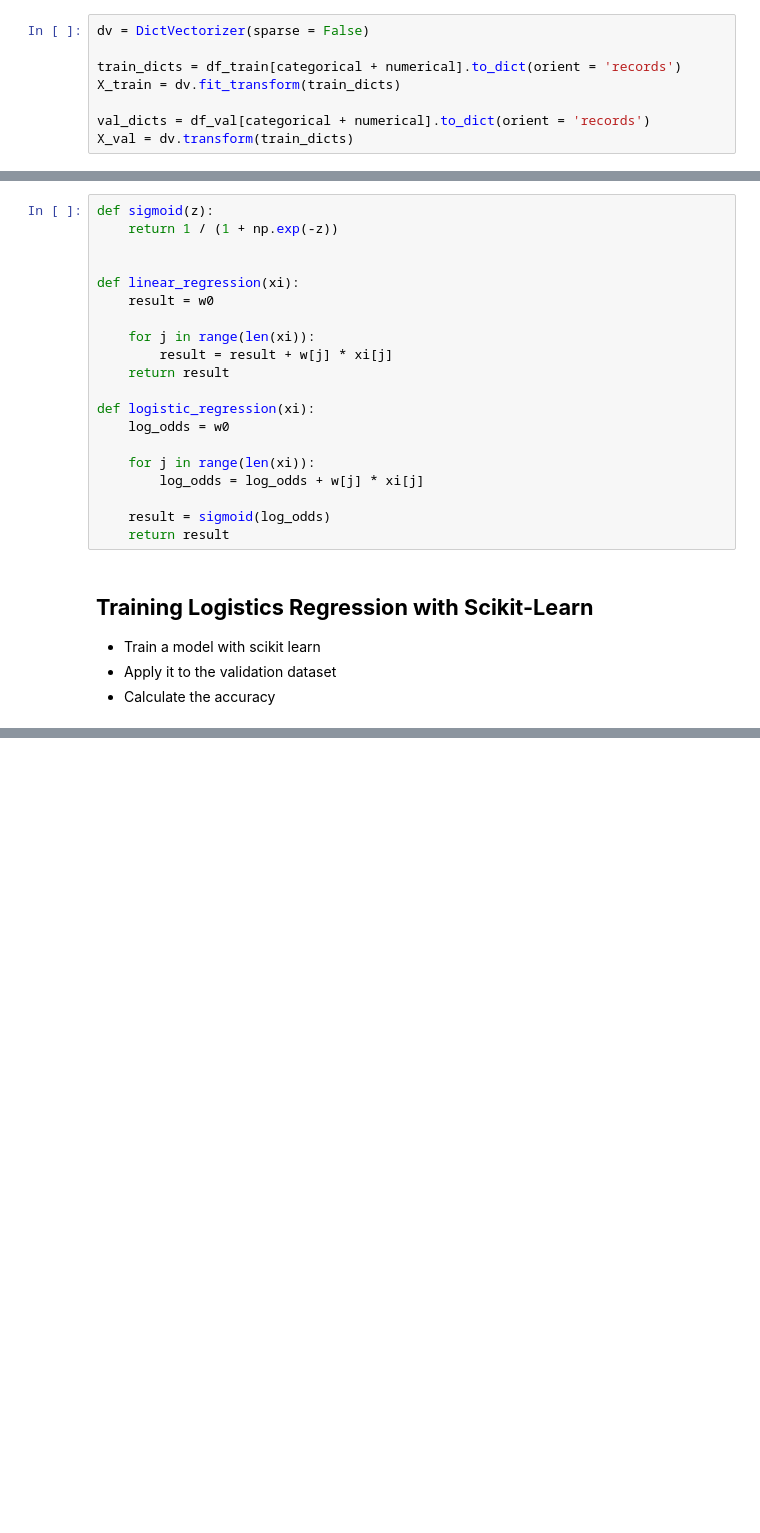
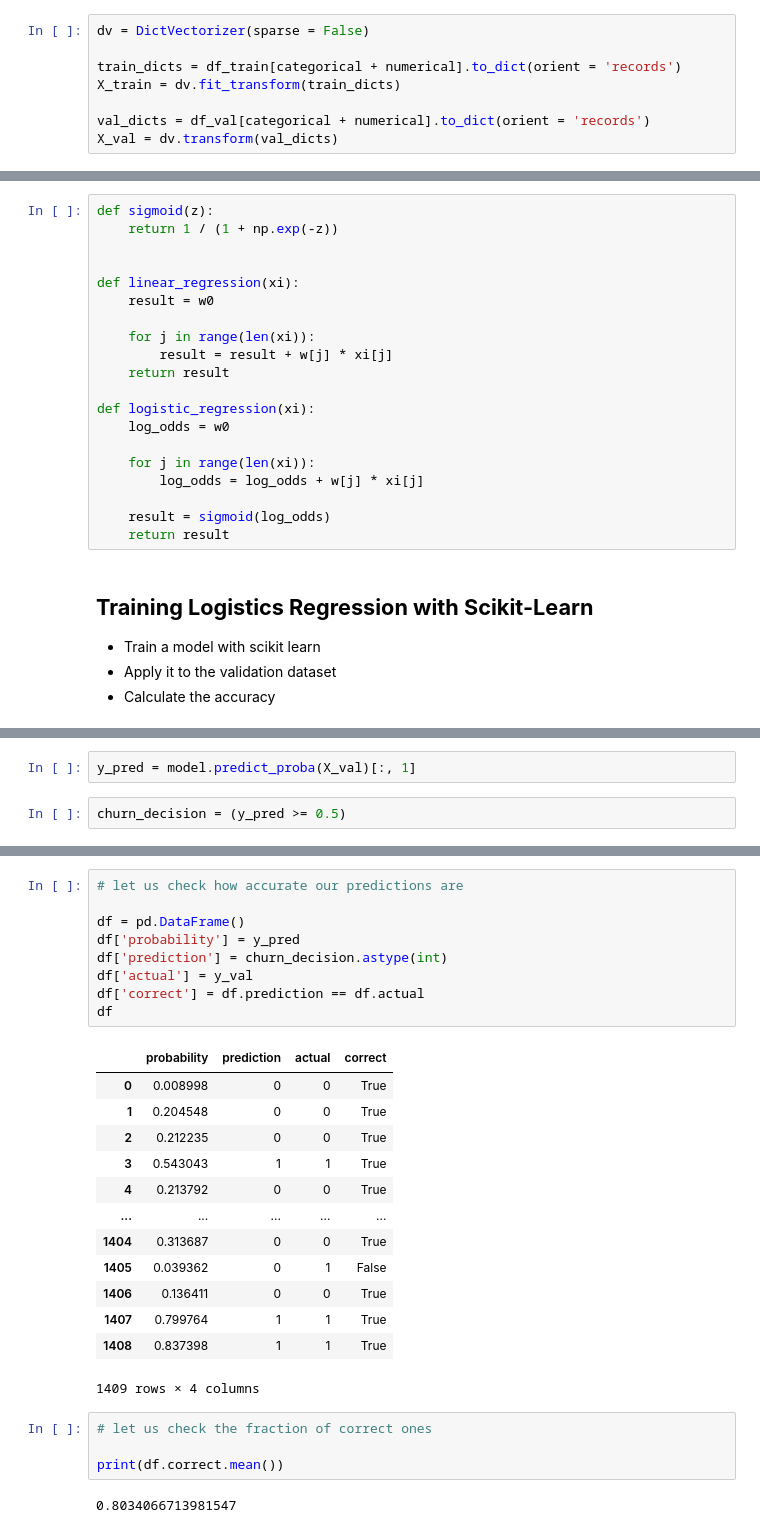
Before and after one commit to KingsleyElo/ml-zoomcamp-notes, a Jupyter notebook: Logistics regression/Logistics Regression.ipynb, the cells around one changed output, grey strips where cells are left out. Drawn from its saved outputs; the diff is of its cells as text; blank space fills up the shorter version.

```diff
--- a/Logistics regression/Logistics Regression.ipynb
+++ b/Logistics regression/Logistics Regression.ipynb
@@ -457,7 +457,7 @@ train_dicts = df_train[categorical + numerical].to_dict(orient = 'records')
 X_train = dv.fit_transform(train_dicts)
 
 val_dicts = df_val[categorical + numerical].to_dict(orient = 'records')
-X_val = dv.transform(train_dicts)
+X_val = dv.transform(val_dicts)
 # %% [markdown]
 ## **Logistics Regression**
 
@@ -491,0 +519,4 @@ def logistic_regression(xi):
+# %%
+y_pred = model.predict_proba(X_val)[:, 1]
+# %%
+churn_decision = (y_pred >= 0.5)
@@ -491,0 +539,29 @@ def logistic_regression(xi):
+# %%
+# let us check how accurate our predictions are
+
+df = pd.DataFrame()
+df['probability'] = y_pred
+df['prediction'] = churn_decision.astype(int)
+df['actual'] = y_val
+df['correct'] = df.prediction == df.actual
+df
+# %% [output]
+|  | probability | prediction | actual | correct |
+| 0 | 0.008998 | 0 | 0 | True |
+| 1 | 0.204548 | 0 | 0 | True |
+| 2 | 0.212235 | 0 | 0 | True |
+| 3 | 0.543043 | 1 | 1 | True |
+| 4 | 0.213792 | 0 | 0 | True |
+| ... | ... | ... | ... | ... |
+| 1404 | 0.313687 | 0 | 0 | True |
+| 1405 | 0.039362 | 0 | 1 | False |
+| 1406 | 0.136411 | 0 | 0 | True |
+| 1407 | 0.799764 | 1 | 1 | True |
+| 1408 | 0.837398 | 1 | 1 | True |
+1409 rows × 4 columns
+# %%
+# let us check the fraction of correct ones
+
+print(df.correct.mean())
+# %% [output]
+0.8034066713981547
```
Also changed, not shown: parts of 10 cells of this notebook.
